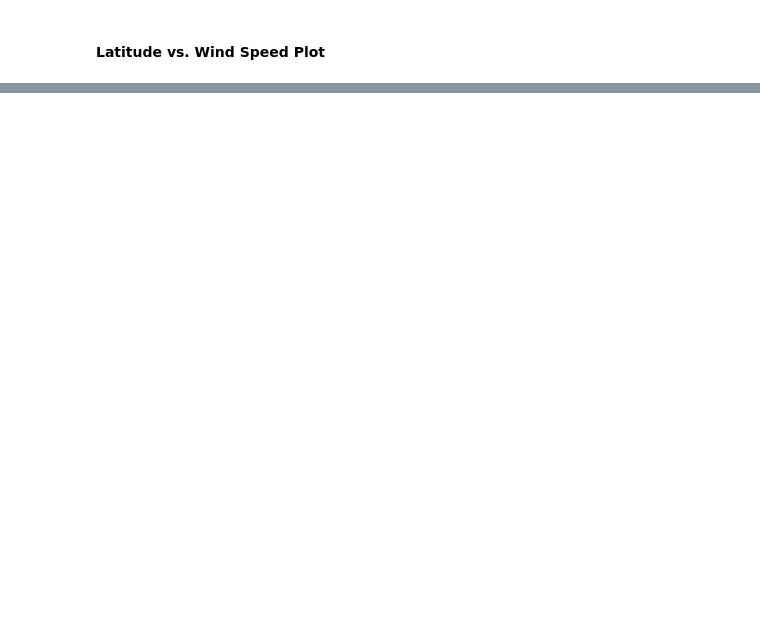
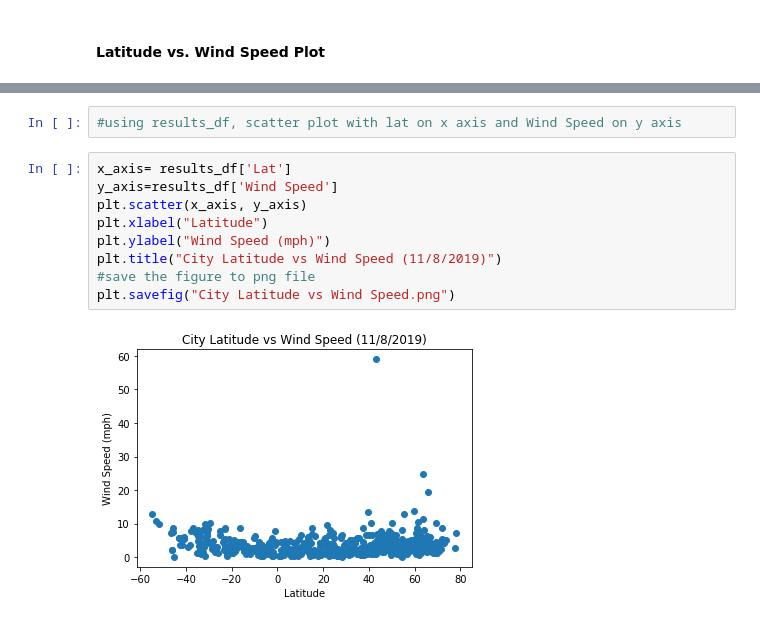
Before and after one commit to jran14/python-api-challenge, a Jupyter notebook: WeatherPy/WeatherPy.ipynb, the cells around one changed output, grey strips where cells are left out. Drawn from its saved outputs; the diff is of its cells as text; blank space fills up the shorter version.

```diff
--- a/WeatherPy/WeatherPy.ipynb
+++ b/WeatherPy/WeatherPy.ipynb
@@ -339,0 +375,13 @@ dtype: int64
+# %%
+#using results_df, scatter plot with lat on x axis and Wind Speed on y axis
+# %%
+x_axis= results_df['Lat']
+y_axis=results_df['Wind Speed']
+plt.scatter(x_axis, y_axis)
+plt.xlabel("Latitude")
+plt.ylabel("Wind Speed (mph)")
+plt.title("City Latitude vs Wind Speed (11/8/2019)")
+#save the figure to png file
+plt.savefig("City Latitude vs Wind Speed.png")
+# %% [output]
+[figure, added]
```
Also changed, not shown: parts of 30 cells of this notebook, 5 other files.
